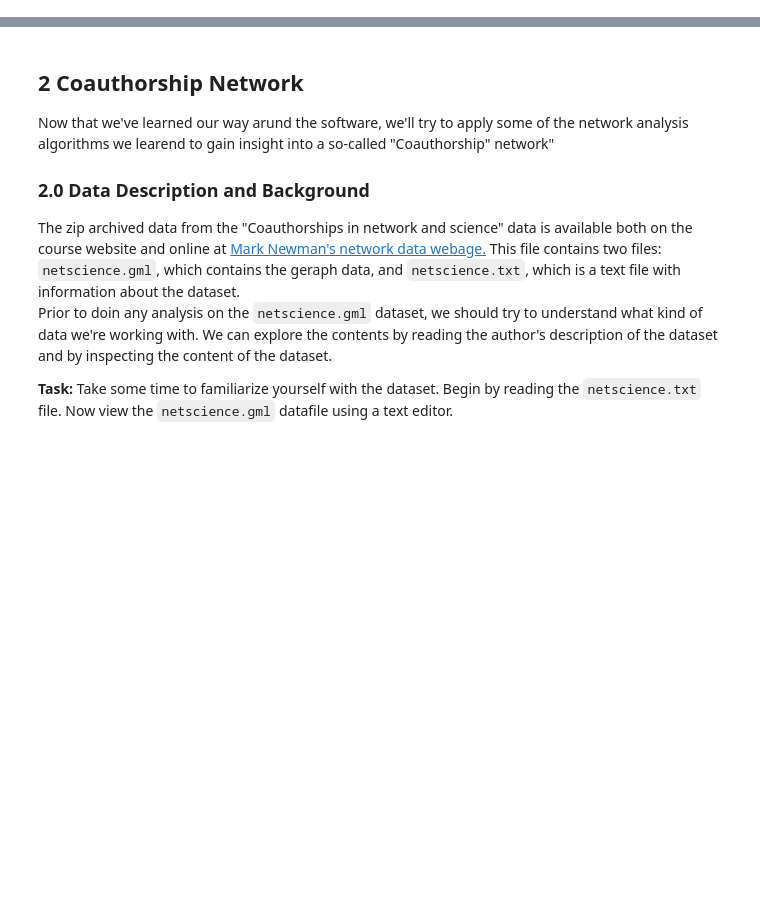
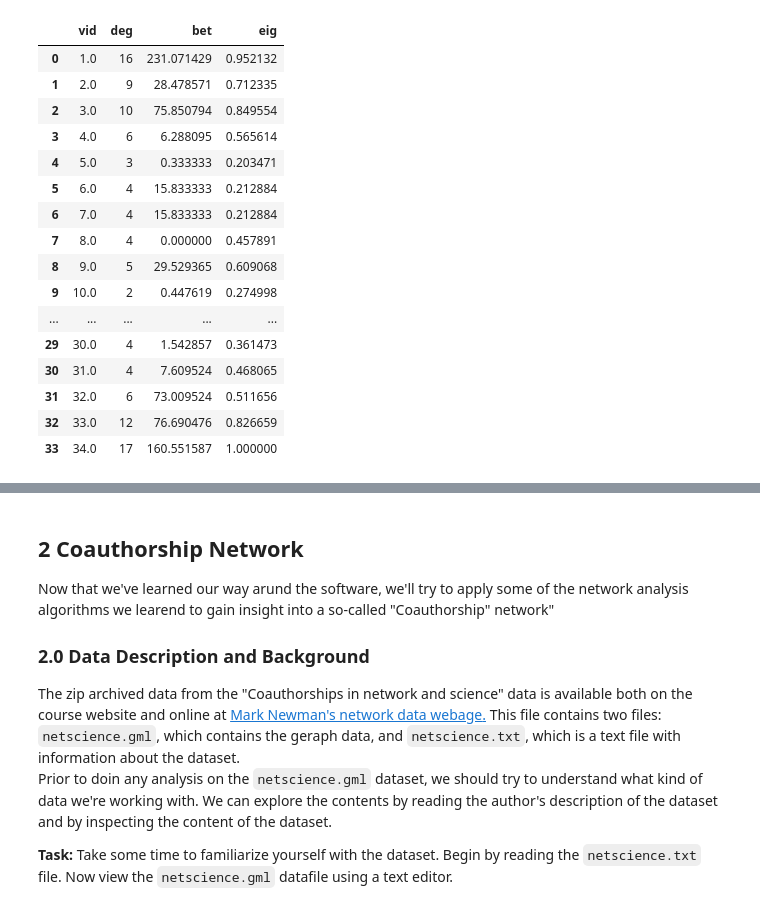
Before and after one commit to jeinson/CM_S19, a Jupyter notebook: Lab_11/Lab_11.ipynb, the cells around one changed output, grey strips where cells are left out. Saved outputs shown, nothing was run; the diff lists cells and outputs as text; code cells hidden in the pictures; blank space fills up the shorter version.

```diff
--- a/Lab_11/Lab_11.ipynb
+++ b/Lab_11/Lab_11.ipynb
@@ -56,12 +75,31 @@ plot(better_karate,
 # %%
 import pandas as pd
 
 centrality_metrics = pd.DataFrame(
      {'vid':karate.vs['id'],
       'deg':karate.degree(),
       'bet':karate.betweenness(),
       'eig':karate.evcent()}
 )
+centrality_metrics
+# %% [output]
+|  | vid | deg | bet | eig |
+| 0 | 1.0 | 16 | 231.071429 | 0.952132 |
+| 1 | 2.0 | 9 | 28.478571 | 0.712335 |
+| 2 | 3.0 | 10 | 75.850794 | 0.849554 |
+| 3 | 4.0 | 6 | 6.288095 | 0.565614 |
+| 4 | 5.0 | 3 | 0.333333 | 0.203471 |
+| 5 | 6.0 | 4 | 15.833333 | 0.212884 |
+| 6 | 7.0 | 4 | 15.833333 | 0.212884 |
+| 7 | 8.0 | 4 | 0.000000 | 0.457891 |
+| 8 | 9.0 | 5 | 29.529365 | 0.609068 |
+| 9 | 10.0 | 2 | 0.447619 | 0.274998 |
+| ... | ... | ... | ... | ... |
+| 29 | 30.0 | 4 | 1.542857 | 0.361473 |
+| 30 | 31.0 | 4 | 7.609524 | 0.468065 |
+| 31 | 32.0 | 6 | 73.009524 | 0.511656 |
+| 32 | 33.0 | 12 | 76.690476 | 0.826659 |
+| 33 | 34.0 | 17 | 160.551587 | 1.000000 |
 # %%
 drawing.plot(better_karate,
              layout = layout,
```
Also changed, not shown: parts of 7 cells of this notebook, 1 other file.
